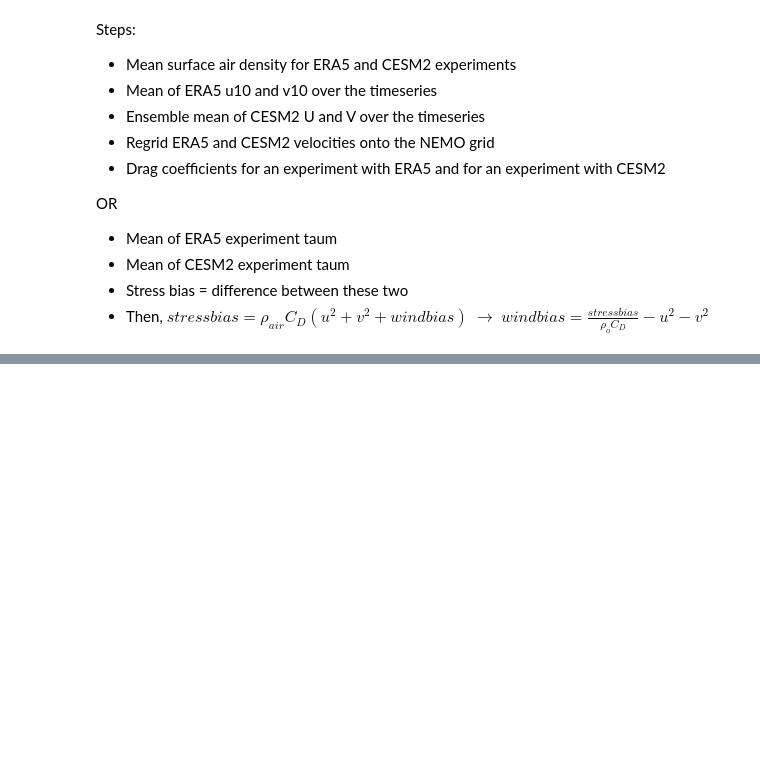
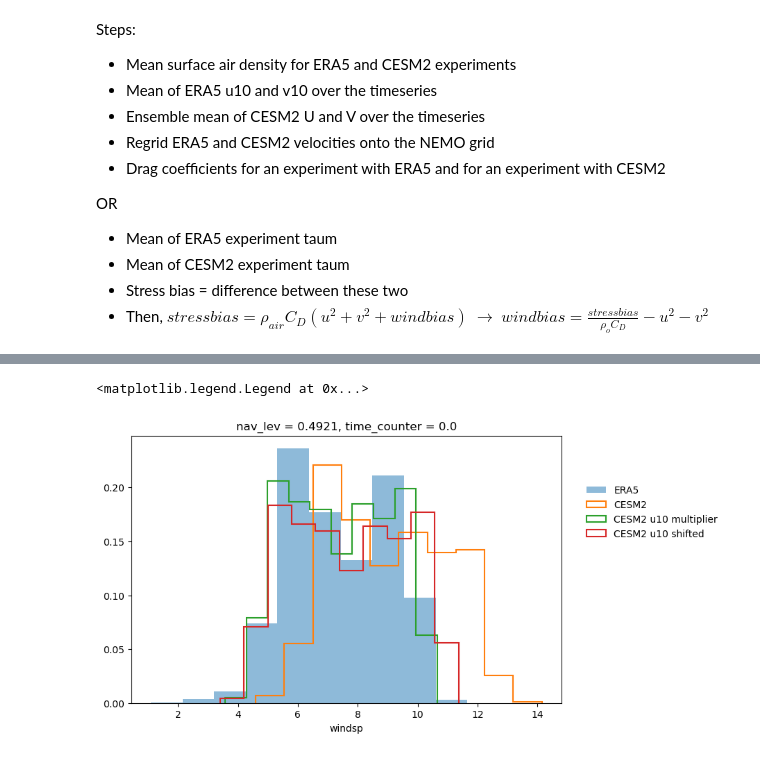
Before and after one commit to brogalla/analysis-birgal, a Jupyter notebook: nemo_config_setup/climate-experiments/wind-bias-correction.ipynb, the cells around one changed output, grey strips where cells are left out. Cells and saved outputs as stored; diff of their text form; code cells hidden in the pictures; blank space fills up the shorter version.

Commit message:
look into what sort of multiplier I should use for bias correction

```diff
--- a/nemo_config_setup/climate-experiments/wind-bias-correction.ipynb
+++ b/nemo_config_setup/climate-experiments/wind-bias-correction.ipynb
@@ -209,0 +93,13 @@ ax[0].set_title('ERA5'); ax[1].set_title('CESM2'); ax[2].set_title('ERA5 - CESM2
+# %%
+fig, ax = plt.subplots(1,1, figsize=(8,5))
+kwags1={'density':True, 'histtype':'step', 'ax':ax, 'lw':1.5}
+kwags2={'density':True, 'ax':ax, 'alpha':0.5}
+cesm2era5.windsp.where(land_mask!=0).plot.hist(label='ERA5', **kwags2)
+cesm2_ds.windsp.where(land_mask!=0).plot.hist(label='CESM2', **kwags1)
+# (cesm2u10.windsp).where(land_mask!=0).plot.hist(label='CESM2 u10', **kwags1)
+(cesm2u10.windsp*0.89).where(land_mask!=0).plot.hist(label='CESM2 u10 multiplier', **kwags1)
+(cesm2u10.windsp - 0.6).where(land_mask!=0).plot.hist(label='CESM2 u10 shifted', **kwags1)
+ax.legend(loc=(1.05, 0.6), frameon=False)
+# %% [output]
+<matplotlib.legend.Legend at 0x...>
+[figure, added]
```
Also changed, not shown: parts of 27 cells of this notebook.
